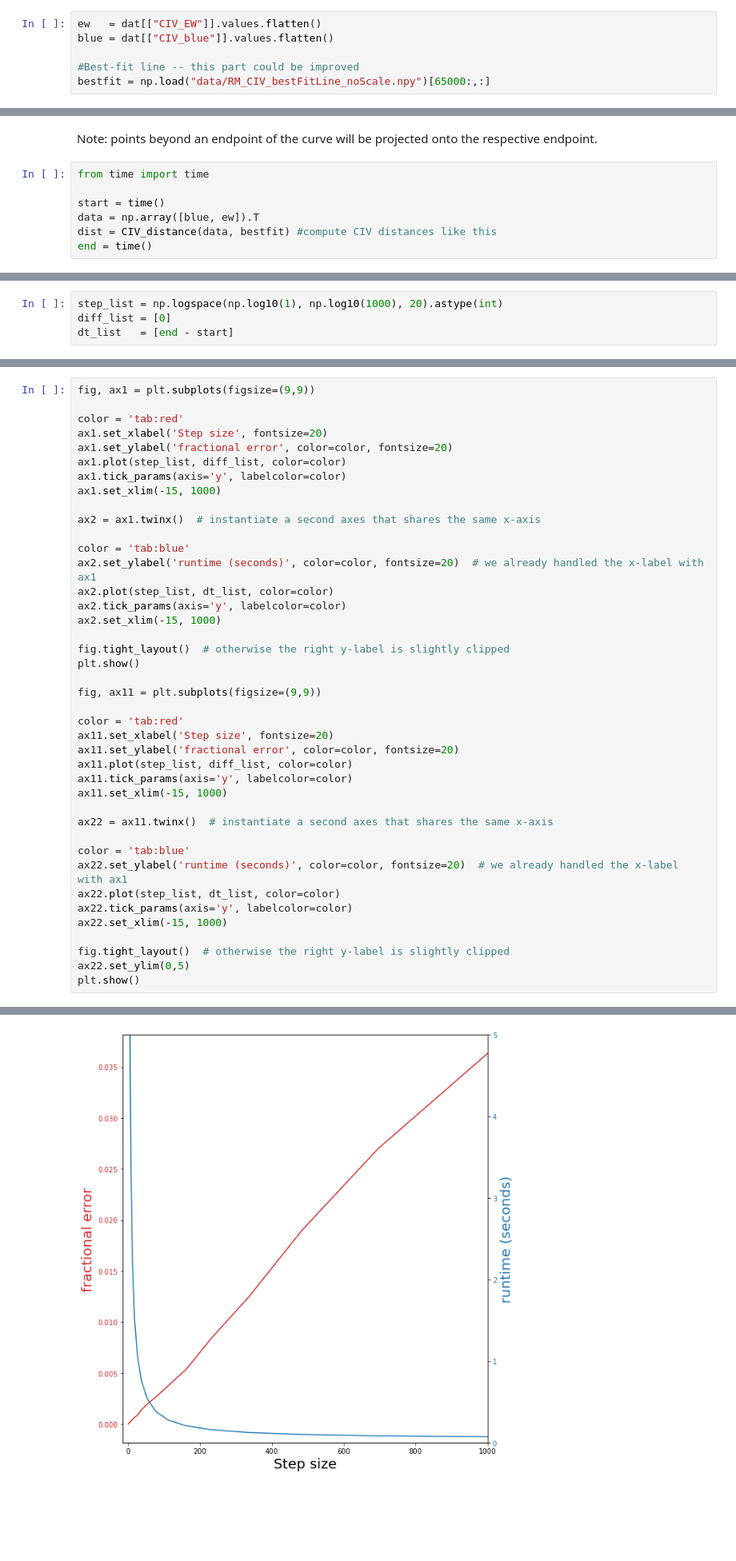
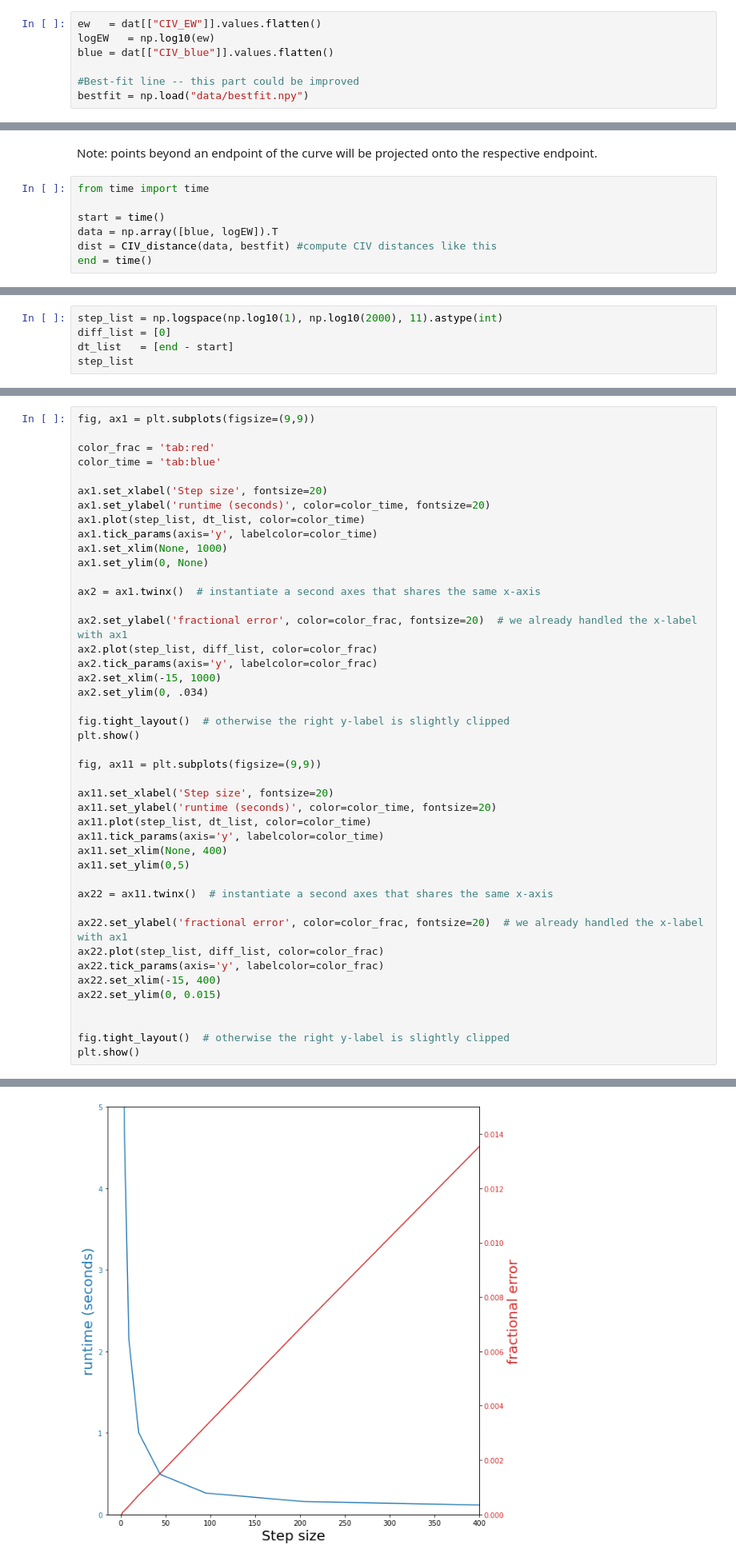
Before and after one commit to RichardsGroup/CIV_Distance, a Jupyter notebook: example.ipynb, the cells around one changed output, grey strips where cells are left out. Shown at 80% size. Cells and saved outputs as stored; diff of their text form; blank space fills up the shorter version.

```diff
--- a/example.ipynb
+++ b/example.ipynb
@@ -80,10 +80,11 @@ dat.iloc[:,10:].head()
 5 rows × 342 columns
 # %%
 ew   = dat[["CIV_EW"]].values.flatten()
+logEW   = np.log10(ew)
 blue = dat[["CIV_blue"]].values.flatten()
 
 #Best-fit line -- this part could be improved
-bestfit = np.load("data/RM_CIV_bestFitLine_noScale.npy")[65000:,:]
+bestfit = np.load("data/bestfit.npy")
 # %%
 fig = plt.figure(figsize=(9,9))
 
@@ -112,7 +113,7 @@ Note: points beyond an endpoint of the curve will be projected onto the respecti
 from time import time
 
 start = time()
-data = np.array([blue, ew]).T
+data = np.array([blue, logEW]).T
 dist = CIV_distance(data, bestfit) #compute CIV distances like this
 end = time()
 # %% [markdown]
@@ -126,4 +131,5 @@ Visualize accuracy as a function of step size.  Will consider "correct" to be th
 # %%
-step_list = np.logspace(np.log10(1), np.log10(1000), 20).astype(int)
+step_list = np.logspace(np.log10(1), np.log10(2000), 11).astype(int)
 diff_list = [0]
 dt_list   = [end - start]
+step_list
@@ -142,42 +145,45 @@ for step_size in step_list[1:]:
 # %%
 fig, ax1 = plt.subplots(figsize=(9,9))
 
-color = 'tab:red'
+color_frac = 'tab:red'
+color_time = 'tab:blue'
+
 ax1.set_xlabel('Step size', fontsize=20)
-ax1.set_ylabel('fractional error', color=color, fontsize=20)
-ax1.plot(step_list, diff_list, color=color)
-ax1.tick_params(axis='y', labelcolor=color)
-ax1.set_xlim(-15, 1000)
+ax1.set_ylabel('runtime (seconds)', color=color_time, fontsize=20)
+ax1.plot(step_list, dt_list, color=color_time)
+ax1.tick_params(axis='y', labelcolor=color_time)
+ax1.set_xlim(None, 1000)
+ax1.set_ylim(0, None)
 
 ax2 = ax1.twinx()  # instantiate a second axes that shares the same x-axis
 
-color = 'tab:blue'
-ax2.set_ylabel('runtime (seconds)', color=color, fontsize=20)  # we already handled the x-label with ax1
-ax2.plot(step_list, dt_list, color=color)
-ax2.tick_params(axis='y', labelcolor=color)
+ax2.set_ylabel('fractional error', color=color_frac, fontsize=20)  # we already handled the x-label with ax1
+ax2.plot(step_list, diff_list, color=color_frac)
+ax2.tick_params(axis='y', labelcolor=color_frac)
 ax2.set_xlim(-15, 1000)
+ax2.set_ylim(0, .034)
 
 fig.tight_layout()  # otherwise the right y-label is slightly clipped
 plt.show()
 
 fig, ax11 = plt.subplots(figsize=(9,9))
 
-color = 'tab:red'
 ax11.set_xlabel('Step size', fontsize=20)
-ax11.set_ylabel('fractional error', color=color, fontsize=20)
-ax11.plot(step_list, diff_list, color=color)
-ax11.tick_params(axis='y', labelcolor=color)
-ax11.set_xlim(-15, 1000)
+ax11.set_ylabel('runtime (seconds)', color=color_time, fontsize=20)
+ax11.plot(step_list, dt_list, color=color_time)
+ax11.tick_params(axis='y', labelcolor=color_time)
+ax11.set_xlim(None, 400)
+ax11.set_ylim(0,5)
 
 ax22 = ax11.twinx()  # instantiate a second axes that shares the same x-axis
 
-color = 'tab:blue'
-ax22.set_ylabel('runtime (seconds)', color=color, fontsize=20)  # we already handled the x-label with ax1
-ax22.plot(step_list, dt_list, color=color)
-ax22.tick_params(axis='y', labelcolor=color)
-ax22.set_xlim(-15, 1000)
+ax22.set_ylabel('fractional error', color=color_frac, fontsize=20)  # we already handled the x-label with ax1
+ax22.plot(step_list, diff_list, color=color_frac)
+ax22.tick_params(axis='y', labelcolor=color_frac)
+ax22.set_xlim(-15, 400)
+ax22.set_ylim(0, 0.015)
+
 
 fig.tight_layout()  # otherwise the right y-label is slightly clipped
-ax22.set_ylim(0,5)
 plt.show()
 # %% [output]
@@ -185,2 +191,2 @@ plt.show()
-[figure, old version]
+[figure, new version]
 # %% [markdown]
```
Also changed, not shown: parts of 6 cells of this notebook, 3 other files.
